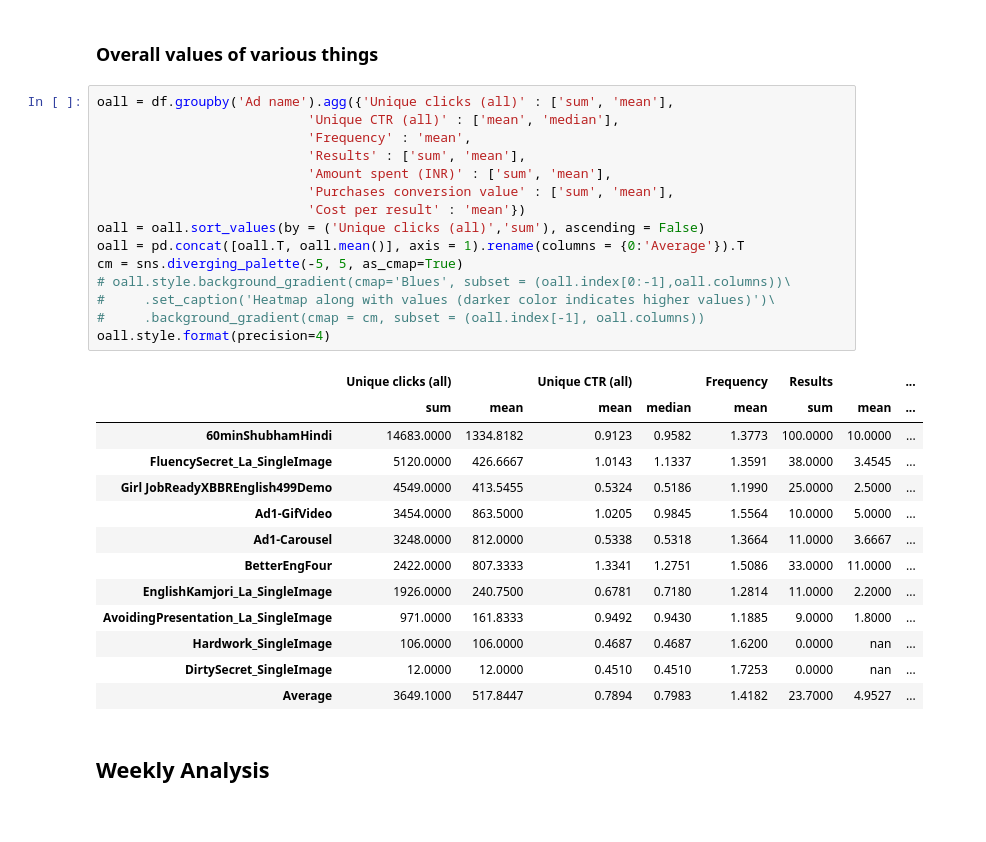
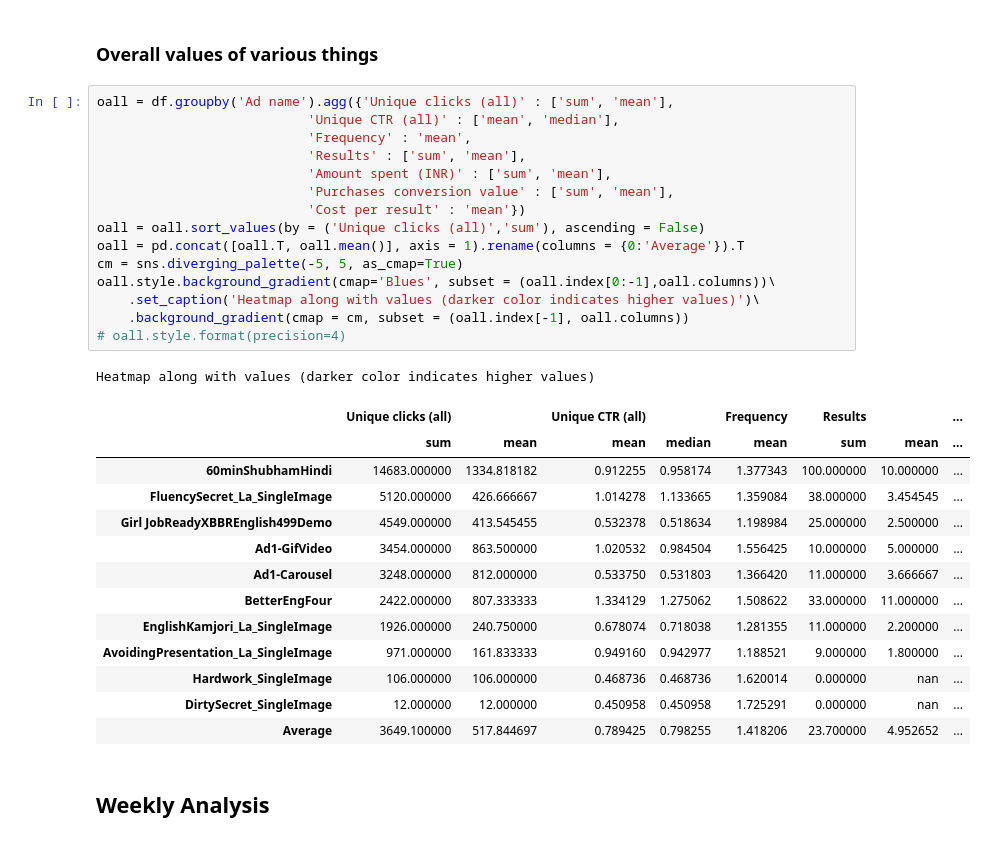
Before and after one commit to d-s-dc/Ad-advisor, a Jupyter notebook: Project.ipynb, the cells around one changed output. Saved outputs shown, nothing was run; the diff lists cells and outputs as text.

```diff
--- a/Project.ipynb
+++ b/Project.ipynb
@@ -233,32 +234,33 @@ per_unique_clicks.style.format("{:.4f} %")
 # %%
 oall = df.groupby('Ad name').agg({'Unique clicks (all)' : ['sum', 'mean'],
                            'Unique CTR (all)' : ['mean', 'median'],
                            'Frequency' : 'mean',
                            'Results' : ['sum', 'mean'],
                            'Amount spent (INR)' : ['sum', 'mean'],
                            'Purchases conversion value' : ['sum', 'mean'],
                            'Cost per result' : 'mean'})
 oall = oall.sort_values(by = ('Unique clicks (all)','sum'), ascending = False)
 oall = pd.concat([oall.T, oall.mean()], axis = 1).rename(columns = {0:'Average'}).T
 cm = sns.diverging_palette(-5, 5, as_cmap=True)
-# oall.style.background_gradient(cmap='Blues', subset = (oall.index[0:-1],oall.columns))\
-#     .set_caption('Heatmap along with values (darker color indicates higher values)')\
-#     .background_gradient(cmap = cm, subset = (oall.index[-1], oall.columns))
-oall.style.format(precision=4)
+oall.style.background_gradient(cmap='Blues', subset = (oall.index[0:-1],oall.columns))\
+    .set_caption('Heatmap along with values (darker color indicates higher values)')\
+    .background_gradient(cmap = cm, subset = (oall.index[-1], oall.columns))
+# oall.style.format(precision=4)
 # %% [output]
+Heatmap along with values (darker color indicates higher values)
 |  | Unique clicks (all) |  | Unique CTR (all) |  | Frequency | Results |  | ... |
 |  | sum | mean | mean | median | mean | sum | mean | ... |
-| 60minShubhamHindi | 14683.0000 | 1334.8182 | 0.9123 | 0.9582 | 1.3773 | 100.0000 | 10.0000 | ... |
-| FluencySecret_La_SingleImage | 5120.0000 | 426.6667 | 1.0143 | 1.1337 | 1.3591 | 38.0000 | 3.4545 | ... |
-| Girl JobReadyXBBREnglish499Demo | 4549.0000 | 413.5455 | 0.5324 | 0.5186 | 1.1990 | 25.0000 | 2.5000 | ... |
-| Ad1-GifVideo | 3454.0000 | 863.5000 | 1.0205 | 0.9845 | 1.5564 | 10.0000 | 5.0000 | ... |
-| Ad1-Carousel | 3248.0000 | 812.0000 | 0.5338 | 0.5318 | 1.3664 | 11.0000 | 3.6667 | ... |
-| BetterEngFour | 2422.0000 | 807.3333 | 1.3341 | 1.2751 | 1.5086 | 33.0000 | 11.0000 | ... |
-| EnglishKamjori_La_SingleImage | 1926.0000 | 240.7500 | 0.6781 | 0.7180 | 1.2814 | 11.0000 | 2.2000 | ... |
-| AvoidingPresentation_La_SingleImage | 971.0000 | 161.8333 | 0.9492 | 0.9430 | 1.1885 | 9.0000 | 1.8000 | ... |
-| Hardwork_SingleImage | 106.0000 | 106.0000 | 0.4687 | 0.4687 | 1.6200 | 0.0000 | nan | ... |
-| DirtySecret_SingleImage | 12.0000 | 12.0000 | 0.4510 | 0.4510 | 1.7253 | 0.0000 | nan | ... |
-| Average | 3649.1000 | 517.8447 | 0.7894 | 0.7983 | 1.4182 | 23.7000 | 4.9527 | ... |
+| 60minShubhamHindi | 14683.000000 | 1334.818182 | 0.912255 | 0.958174 | 1.377343 | 100.000000 | 10.000000 | ... |
+| FluencySecret_La_SingleImage | 5120.000000 | 426.666667 | 1.014278 | 1.133665 | 1.359084 | 38.000000 | 3.454545 | ... |
+| Girl JobReadyXBBREnglish499Demo | 4549.000000 | 413.545455 | 0.532378 | 0.518634 | 1.198984 | 25.000000 | 2.500000 | ... |
+| Ad1-GifVideo | 3454.000000 | 863.500000 | 1.020532 | 0.984504 | 1.556425 | 10.000000 | 5.000000 | ... |
+| Ad1-Carousel | 3248.000000 | 812.000000 | 0.533750 | 0.531803 | 1.366420 | 11.000000 | 3.666667 | ... |
+| BetterEngFour | 2422.000000 | 807.333333 | 1.334129 | 1.275062 | 1.508622 | 33.000000 | 11.000000 | ... |
+| EnglishKamjori_La_SingleImage | 1926.000000 | 240.750000 | 0.678074 | 0.718038 | 1.281355 | 11.000000 | 2.200000 | ... |
+| AvoidingPresentation_La_SingleImage | 971.000000 | 161.833333 | 0.949160 | 0.942977 | 1.188521 | 9.000000 | 1.800000 | ... |
+| Hardwork_SingleImage | 106.000000 | 106.000000 | 0.468736 | 0.468736 | 1.620014 | 0.000000 | nan | ... |
+| DirtySecret_SingleImage | 12.000000 | 12.000000 | 0.450958 | 0.450958 | 1.725291 | 0.000000 | nan | ... |
+| Average | 3649.100000 | 517.844697 | 0.789425 | 0.798255 | 1.418206 | 23.700000 | 4.952652 | ... |
 # %% [markdown]
 ## Weekly Analysis
 # %% [markdown]
```
Also changed, not shown: parts of 8 cells of this notebook.
